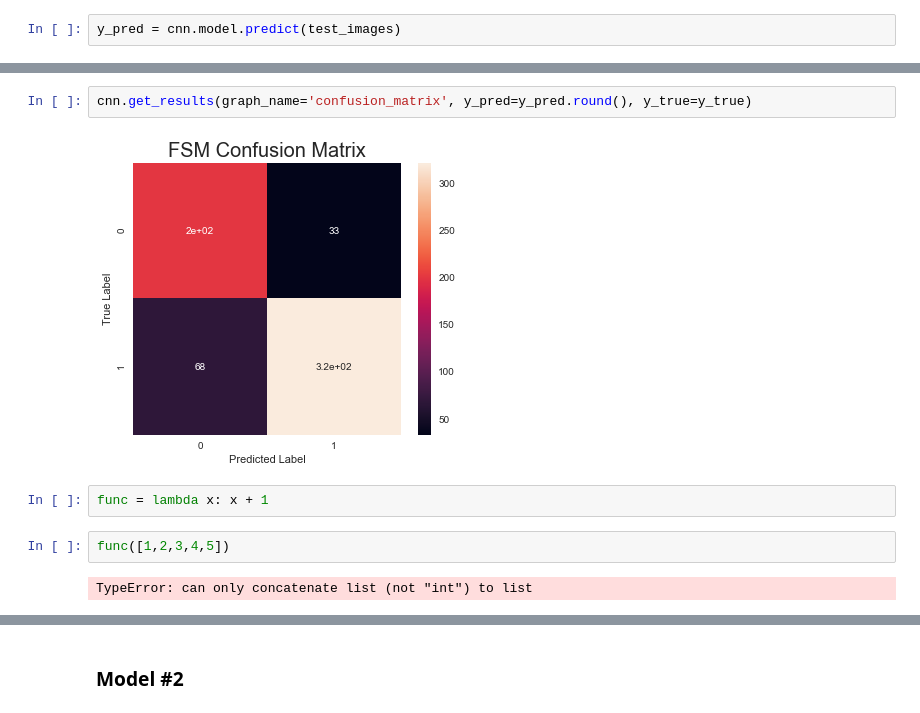
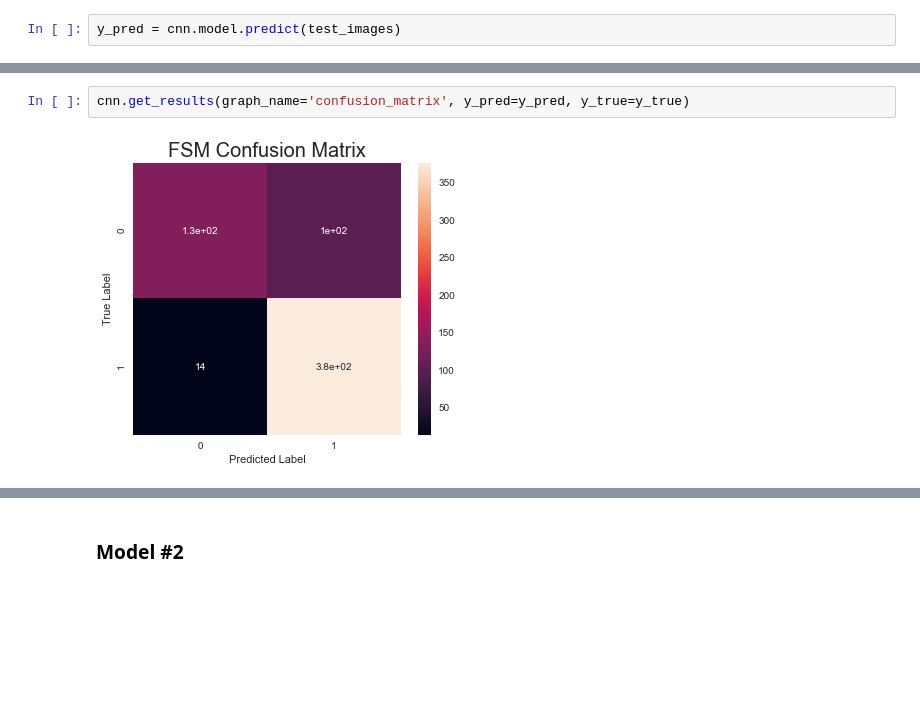
Before and after one commit to Luv2bnanook44/flatiron_phase4_project, a Jupyter notebook: final_notebook.ipynb, the cells around one changed output, grey strips where cells are left out. Drawn from its saved outputs; the diff is of its cells as text; blank space fills up the shorter version.

```diff
--- a/final_notebook.ipynb
+++ b/final_notebook.ipynb
@@ -241,10 +250,4 @@ UnboundLocalError: local variable 'auc' referenced before assignment
 # %%
-cnn.get_results(graph_name='confusion_matrix', y_pred=y_pred.round(), y_true=y_true)
+cnn.get_results(graph_name='confusion_matrix', y_pred=y_pred, y_true=y_true)
 # %% [output]
-[figure, old version]
+[figure, new version]
-# %%
-func = lambda x: x + 1
-# %%
-func([1,2,3,4,5])
-# %% [output]
-TypeError: can only concatenate list (not "int") to list
```
Also changed, not shown: parts of 13 cells of this notebook, 3 other files.
